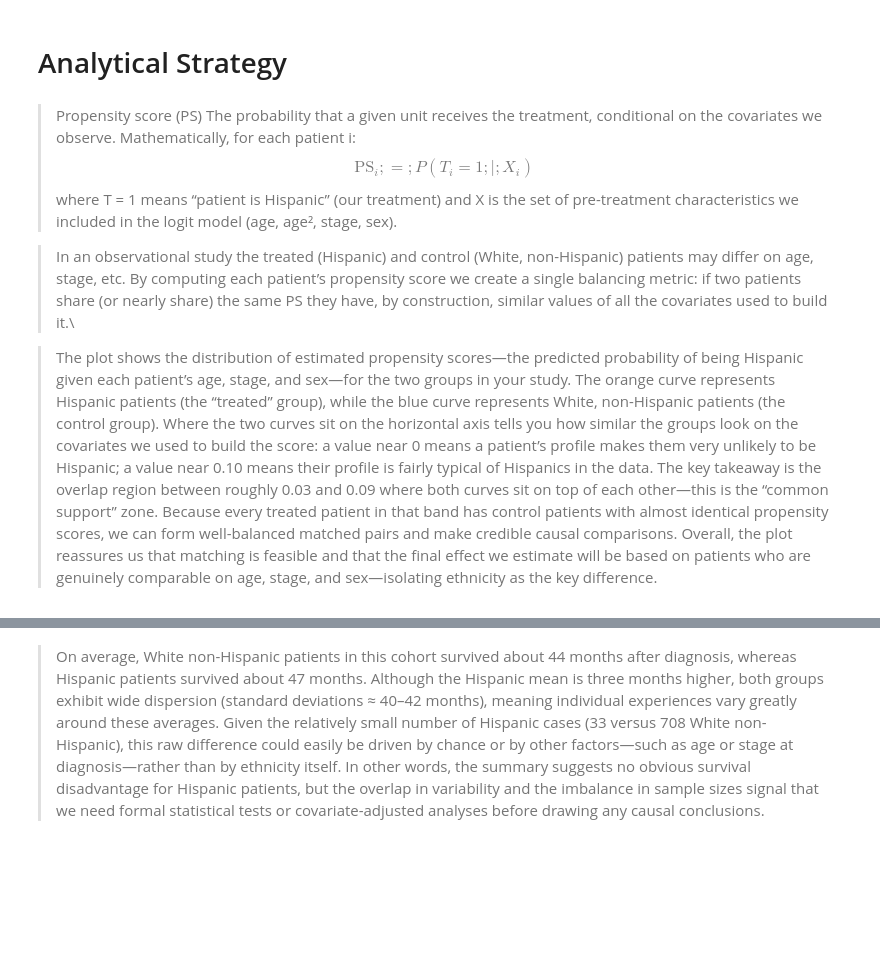
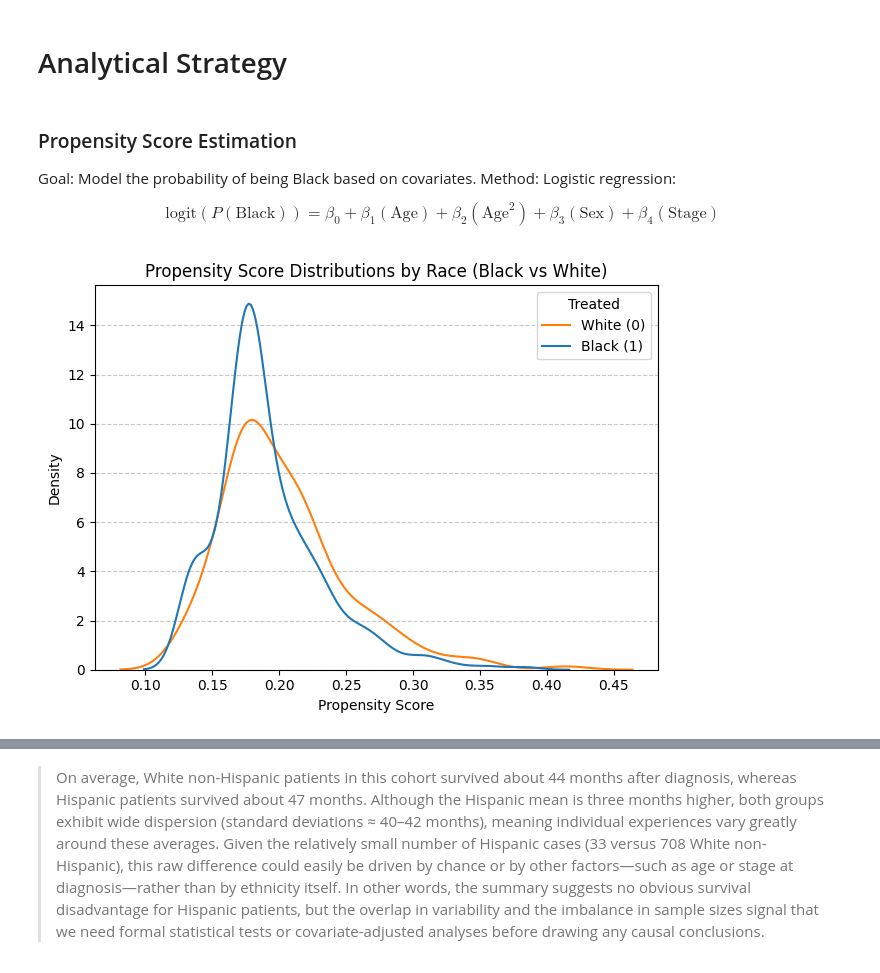
Before and after one commit to syedhumarahim/Breast_Cancer_Analysis, a Jupyter notebook: causal_analysis_black.ipynb, the cells around one changed output, grey strips where cells are left out. Cells and saved outputs as stored; diff of their text form; code cells hidden in the pictures; blank space fills up the shorter version.

```diff
--- a/causal_analysis_black.ipynb
+++ b/causal_analysis_black.ipynb
@@ -184,16 +193,22 @@ Before adjusting for any differences in patient characteristics, five-year survi
+# %% [markdown]
+### Propensity Score Estimation
+
+Goal: Model the probability of being Black based on covariates.
+Method: Logistic regression:
+
+$$
+\text{logit}(P(\text{Black})) = \beta_0 + \beta_1 (\text{Age}) + \beta_2 (\text{Age}^2) + \beta_3 (\text{Sex}) + \beta_4 (\text{Stage})
+$$
 # %%
-from sklearn.pipeline import Pipeline
-from sklearn.compose import ColumnTransformer
-from sklearn.preprocessing import OneHotEncoder
-from sklearn.linear_model import LogisticRegression
+# Define features and target
+X_cols = ["age", "age_sq", "sex", "stage"]
+y = df_causal["treated"]  # 1 = Black, 0 = White
 
-X_cols = ["age", "age_sq", "sex", "stage"]
-y = df_causal["treated"]
-
-pipe = Pipeline(
+# Define pipeline: preprocessing + logistic regression
+propensity_pipe = Pipeline(
     [
         (
-            "prep",
+            "preprocessing",
             ColumnTransformer(
                 [
                     ("num", "passthrough", ["age", "age_sq"]),
@@ -201,9 +216,11 @@ pipe = Pipeline(
                 ]
             ),
         ),
-        ("logit", LogisticRegression(max_iter=1000)),
+        ("logit_model", LogisticRegression(max_iter=1000)),
     ]
 )
-df_causal["ps"] = pipe.fit(X=df_causal[X_cols], y=y).predict_proba(df_causal[X_cols])[
-    :, 1
-]
+
+# Fit the pipeline and generate propensity scores (probability of being Black)
+df_causal["propensity_score"] = propensity_pipe.fit(
+    X=df_causal[X_cols], y=y
+).predict_proba(df_causal[X_cols])[:, 1]
@@ -225,6 +227,20 @@ plt.show()
-# %% [markdown]
-> Propensity score (PS)	The probability that a given unit receives the treatment, conditional on the covariates we observe.  Mathematically, for each patient i:  $$\text{PS}_i ;=; P(T_i = 1 ;\mid; X_i)$$  where T = 1 means “patient is Hispanic” (our treatment) and X is the set of pre-treatment characteristics we included in the logit model (age, age², stage, sex).
-
-> In an observational study the treated (Hispanic) and control (White, non-Hispanic) patients may differ on age, stage, etc.  By computing each patient’s propensity score we create a single balancing metric: if two patients share (or nearly share) the same PS they have, by construction, similar values of all the covariates used to build it.\
-
-> The plot shows the distribution of estimated propensity scores—the predicted probability of being Hispanic given each patient’s age, stage, and sex—for the two groups in your study. The orange curve represents Hispanic patients (the “treated” group), while the blue curve represents White, non-Hispanic patients (the control group). Where the two curves sit on the horizontal axis tells you how similar the groups look on the covariates we used to build the score: a value near 0 means a patient’s profile makes them very unlikely to be Hispanic; a value near 0.10 means their profile is fairly typical of Hispanics in the data. The key takeaway is the overlap region between roughly 0.03 and 0.09 where both curves sit on top of each other—this is the “common support” zone. Because every treated patient in that band has control patients with almost identical propensity scores, we can form well-balanced matched pairs and make credible causal comparisons. Overall, the plot reassures us that matching is feasible and that the final effect we estimate will be based on patients who are genuinely comparable on age, stage, and sex—isolating ethnicity as the key difference.
+# %%
+import matplotlib.pyplot as plt
+import seaborn as sns
+
+# Plot with hue renamed
+sns.kdeplot(data=df_causal, x="propensity_score", hue="treated", common_norm=False)
+
+# Manually update the legend
+plt.title("Propensity Score Distributions by Race (Black vs White)")
+plt.xlabel("Propensity Score")
+plt.ylabel("Density")
+plt.grid(axis="y", linestyle="--", alpha=0.7)
+
+# Override legend labels
+plt.legend(title="Treated", labels=["White (0)", "Black (1)"])
+
+plt.tight_layout()
+plt.show()
+# %% [output]
+[figure, added]
```
Also changed, not shown: parts of 27 cells of this notebook, 1 other file.
